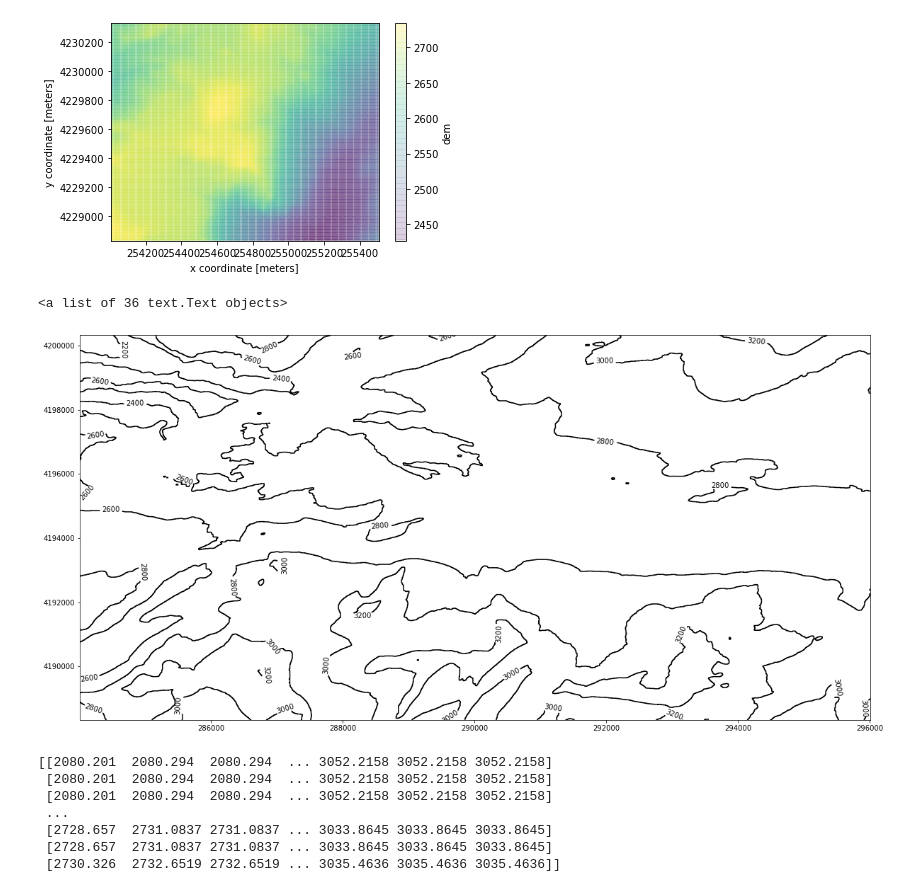
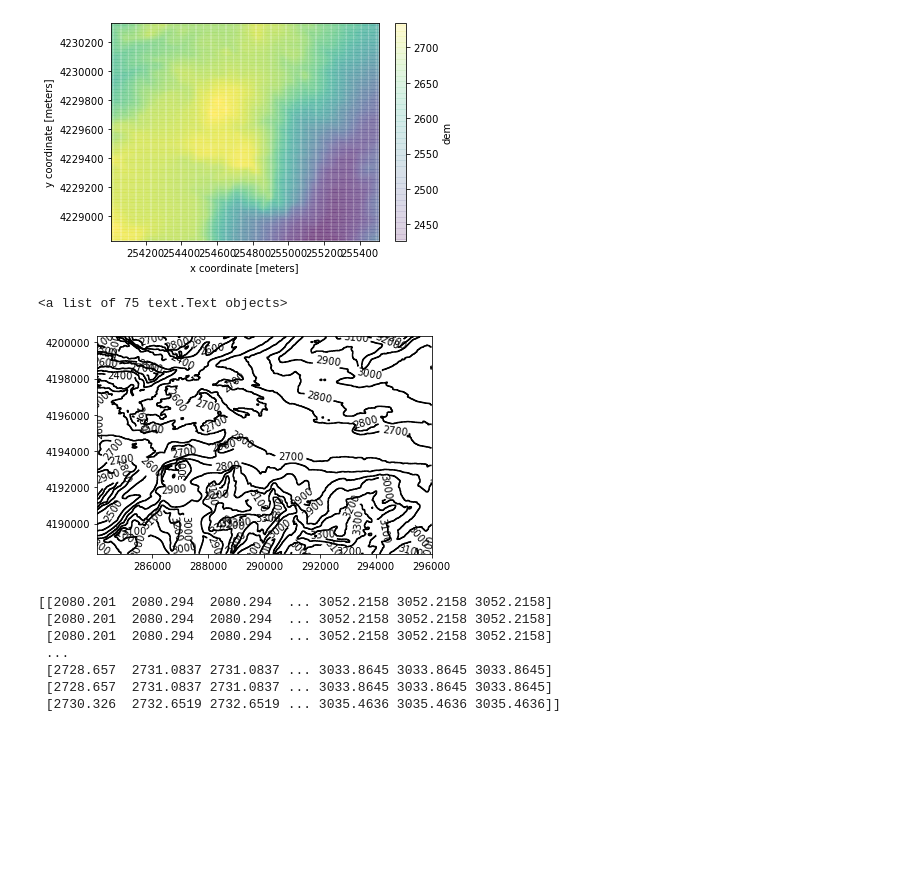
Before and after one commit to geohackweek/ghw2019_deepstac, a Jupyter notebook: notebooks/Billy/Manipulation with XArray.ipynb, the cells around one changed output. Drawn from its saved outputs; the diff is of its cells as text; code cells hidden in the pictures; blank space fills up the shorter version.

```diff
--- a/notebooks/Billy/Manipulation with XArray.ipynb
+++ b/notebooks/Billy/Manipulation with XArray.ipynb
@@ -5,7 +5,7 @@ import matplotlib
 import matplotlib.pyplot as plt
 import random as rnd
 # %%
-ds = xr.open_dataset("topo.nc")
+ds = xr.open_dataset("../../../topo.nc")
 ds
 # %% [output]
 <xarray.Dataset>
@@ -105,3 +29,0 @@ Attributes:
-# %%
-dem = ds.dem
-dem
@@ -155,14 +39,15 @@ dem.isel(x=slice(0, 500), y=slice(0,500)).plot(alpha=0.1)
 # generate and plot contour map of DEM
 # plot 2015 and 2017 data in separate subplots (and/or subtract to find anomaly difference), overlaying contour map
 # %%
-fig, ax = plt.subplots(figsize=(20,10))
+fig, ax = plt.subplots()
+levels = np.arange(0, 4000, 100)
 
-contours = ax.contour(dem.x.isel(x=slice(10000,14000)), dem.y.isel(y=slice(10000,14000)), dem.isel(x=slice(10000,14000), y=slice(10000,14000)), colors='k')
+contours = ax.contour(dem.x.isel(x=slice(10000,14000)), dem.y.isel(y=slice(10000,14000)), dem.isel(x=slice(10000,14000), y=slice(10000,14000)), levels=levels, colors='k')
 
 ax.clabel(contours, fmt='%1.0f')
 # %% [output]
-<a list of 36 text.Text objects>
+<a list of 75 text.Text objects>
-[figure, old version]
+[figure, new version]
 # %%
 print(dem.isel(x=slice(10000, 14000), y=slice(10000,14000)).values)
 # %% [output]
```
Also changed, not shown: parts of 15 cells of this notebook, 1 other file.
